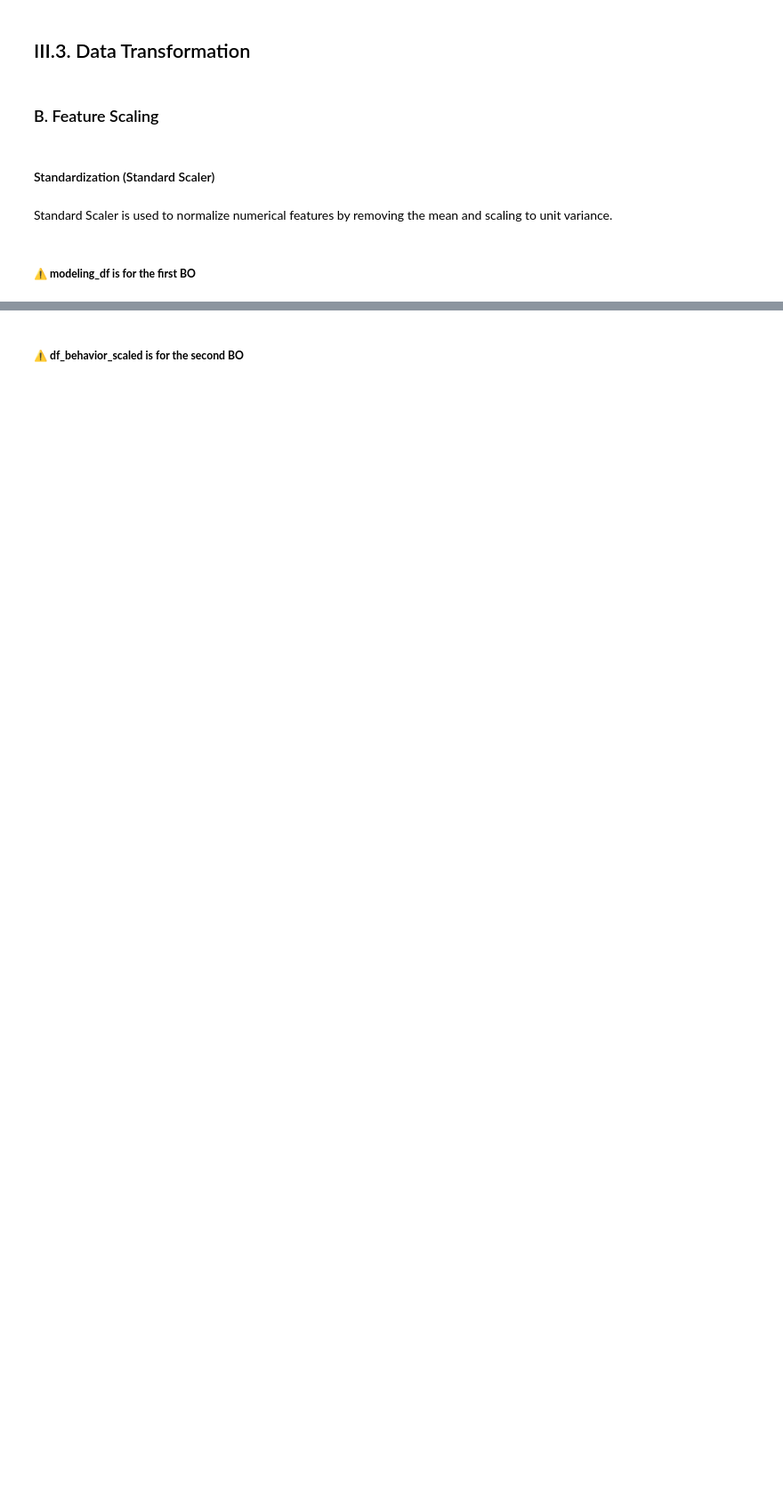
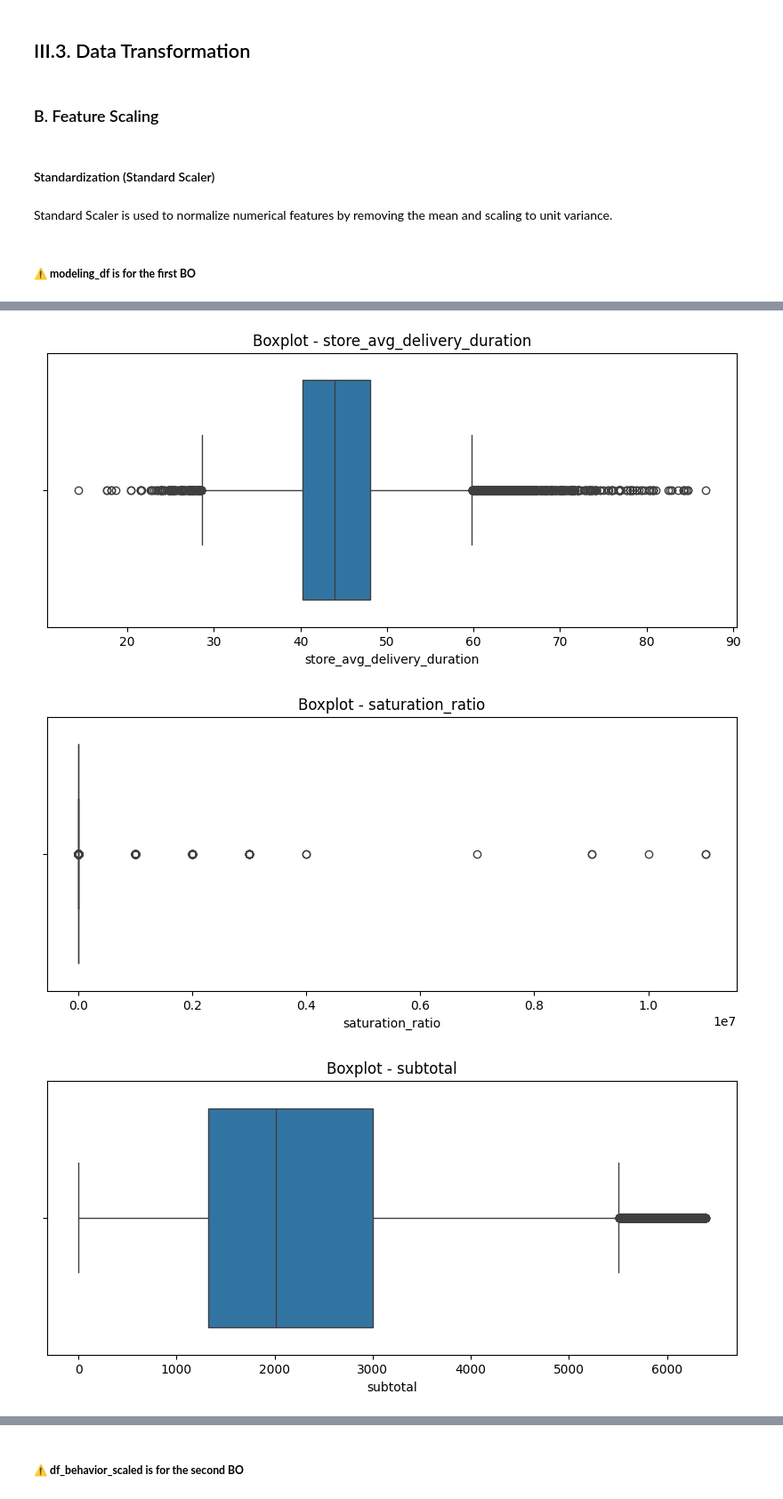
Before and after one commit to Amzilynn/delivery_ML, a Jupyter notebook: Projet_ML_.ipynb, the cells around one changed output, grey strips where cells are left out. Shown at 89% size. Cells and saved outputs as stored; diff of their text form; code cells hidden in the pictures; blank space fills up the shorter version.

```diff
--- a/Projet_ML_.ipynb
+++ b/Projet_ML_.ipynb
@@ -1107,20 +1131,24 @@ plt.show()
 # %%
 selected_cols = [
-    "total_items", "order_hour", "order_day_of_week", "order_month",
-    "is_weekend", "is_lunch_peak", "is_dinner_peak",
-    "avg_item_price", "item_diversity_ratio",
-    "saturation_ratio", "store_primary_category_encoded",
-    "order_protocol_encoded", "store_activity_level_encoded",
-    "time_period_encoded", "store_avg_delivery_duration",
-    "weather_temp_max", "weather_temp_min", "weather_precipitation",
-    "traffic_score", "subtotal", "num_distinct_items"
+    # Features avec forte importance et faible corrélation
+    "store_avg_delivery_duration",  # Importance très élevée
+    "saturation_ratio",             # Importance élevée
+    "subtotal",                     # Importance élevée
+    "avg_item_price",              # Importance modérée
+    "order_hour",                  # Importance modérée
+    "weather_temp_max",            # Importance modérée
+    "store_primary_category_encoded", # Importance modérée
+    "order_day_of_month",          # Importance faible mais peut être utile
+    "total_items",
+
+    "total_outstanding_orders",
+    "congestion_ratio"
 ]
 
-# On vérifie que la cible existe
 target_col = "delivery_duration_minutes"
 assert target_col in df_weather.columns, f"{target_col} absent de df_weather"
 
-# Si tu as created_at ou order_date, on l'utilise pour trier (split temporel)
+#(split temporel)
 time_col = None
 for t in ("created_at", "order_date"):
     if t in df_weather.columns:
@@ -1128,11 +1156,15 @@ for t in ("created_at", "order_date"):
         break
 df_weather = df_weather[df_weather['delivery_duration_minutes'] >= 0].copy()
 
+# Add 'store_id' to selected_cols for creating modeling_df
+modeling_selected_cols = selected_cols + ['store_id']
+
+
 # Construire un DataFrame trié si on a le temps
 if time_col:
-    modeling_df = df_weather[selected_cols + [target_col, time_col]].dropna(subset=[target_col]).sort_values(time_col).reset_index(drop=True)
+    modeling_df = df_weather[modeling_selected_cols + [target_col, time_col]].dropna(subset=[target_col]).sort_values(time_col).reset_index(drop=True)
 else:
-    modeling_df = df_weather[selected_cols + [target_col]].dropna(subset=[target_col]).reset_index(drop=True)
+    modeling_df = df_weather[modeling_selected_cols + [target_col]].dropna(subset=[target_col]).reset_index(drop=True)
 
 X = modeling_df[selected_cols].copy()
 y = modeling_df[target_col].copy()
@@ -1191,0 +1260,11 @@ modeling_df.head()
+# %%
+for col in selected_cols:
+    plt.figure(figsize=(10,4))
+    sns.boxplot(x=modeling_df[col])
+    plt.title(f"Boxplot - {col}")
+    plt.xlabel(col)
+    plt.show()
+# %% [output]
+[figure, added]
+[figure, added]
+[figure, added]
```
Also changed, not shown: parts of 58 cells of this notebook.
